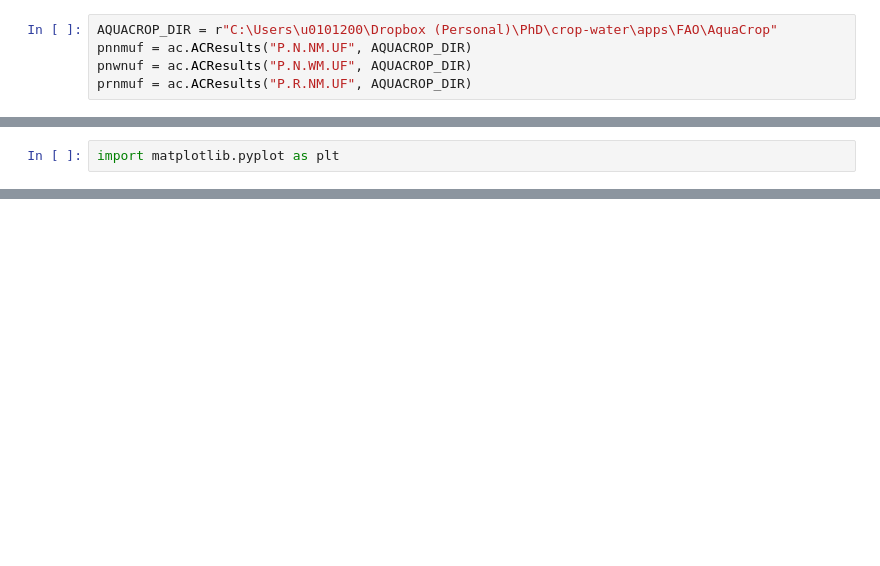
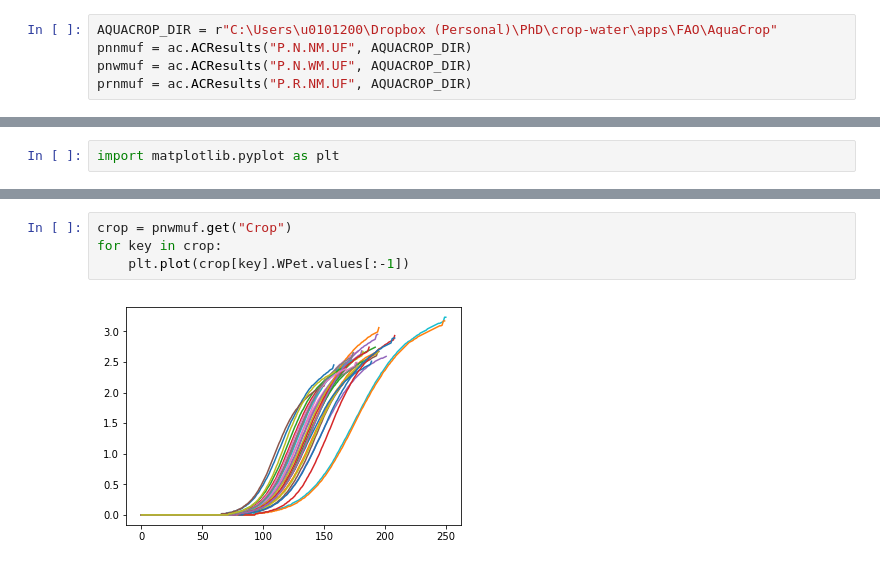
Before and after one commit to caburj/acresults, a Jupyter notebook: examples/example-01.ipynb, the cells around one changed output, grey strips where cells are left out. Drawn from its saved outputs; the diff is of its cells as text; blank space fills up the shorter version.

```diff
--- a/examples/example-01.ipynb
+++ b/examples/example-01.ipynb
@@ -15,7 +15,7 @@ from functools import reduce
 # %%
 AQUACROP_DIR = r"C:\Users\u0101200\Dropbox (Personal)\PhD\crop-water\apps\FAO\AquaCrop"
 pnnmuf = ac.ACResults("P.N.NM.UF", AQUACROP_DIR)
-pnwnuf = ac.ACResults("P.N.WM.UF", AQUACROP_DIR)
+pnwmuf = ac.ACResults("P.N.WM.UF", AQUACROP_DIR)
 prnmuf = ac.ACResults("P.R.NM.UF", AQUACROP_DIR)
 # %%
 inet = pnnmuf.get("Inet")
@@ -46,0 +66,6 @@ x = plt.boxplot([pnnmuf.get("Run").WPet, pnwnuf.get("Run").WPet, prnmuf.get("Run
+# %%
+crop = pnwmuf.get("Crop")
+for key in crop:
+    plt.plot(crop[key].WPet.values[:-1])
+# %% [output]
+[figure, added]
```
Also changed, not shown: parts of 7 cells of this notebook, 3 other files.
